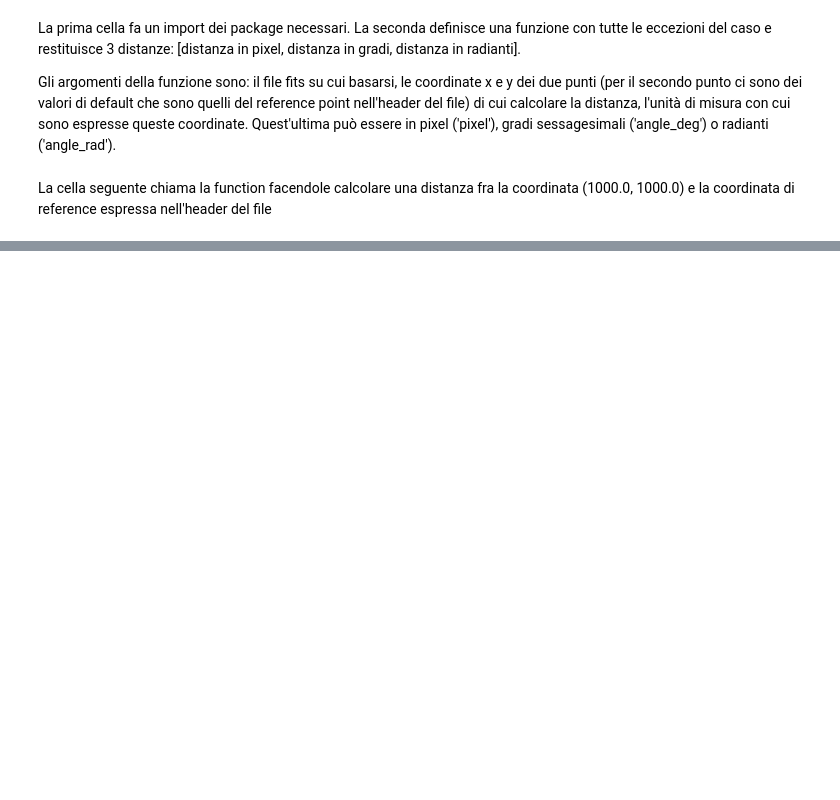
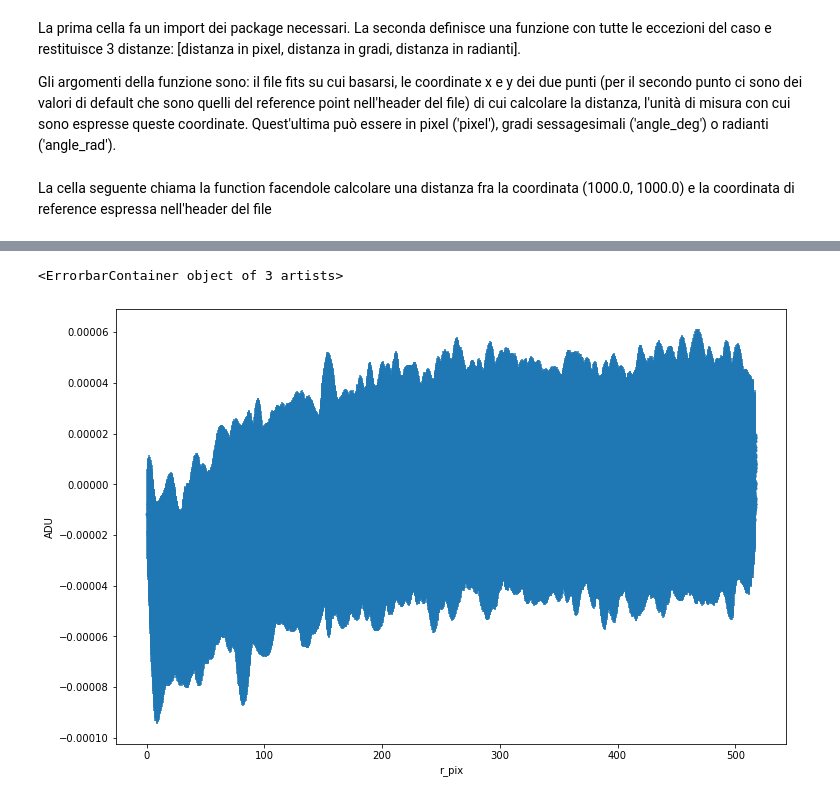
Before and after one commit to ratio999/Progetto_ab_informatiche, a Jupyter notebook: distance_function.ipynb, the cells around one changed output, grey strips where cells are left out. Cells and saved outputs as stored; diff of their text form; code cells hidden in the pictures; blank space fills up the shorter version.

```diff
--- a/distance_function.ipynb
+++ b/distance_function.ipynb
@@ -37,7 +37,7 @@ def distance_calc(fil, x_1 , y_1 , x_0=-9999999.9 , y_0=-9999999.9 , scale='pixe
                     dist=[np.nan , np.nan , np.nan]
             else:
                 print("Given point's coordinates are out of range. ")
-                dist==[np.nan , np.nan , np.nan]
+                dist=[np.nan , np.nan , np.nan]
         elif scale=='angle_deg':
             if (x_0 , y_0)==(-9999999.9 , -9999999.9):
                 x_0 = hdr['CRVAL1']
@@ -55,15 +55,15 @@ def distance_calc(fil, x_1 , y_1 , x_0=-9999999.9 , y_0=-9999999.9 , scale='pixe
                     print("Centre coordinates are out of range. ")
                     dist=[np.nan , np.nan , np.nan]
             else:
-                print("Given point's coordinates are aout of range. ")
-                dist==[np.nan , np.nan , np.nan]
+                print("Given point's coordinates are out of range. ")
+                dist=[np.nan , np.nan , np.nan]
         elif scale=='angle_rad':
             if (x_0 , y_0)==(-9999999.9 , -9999999.9):
                 x_0 = hdr['CRVAL1']*np.pi/180.0
                 x_0 = hdr['CRVAL2']*np.pi/180.0
 
-            if x_1 in range (float(hdr['CRVAL1'])*np.pi/180.0 - float(hdr['CRPIX1'])*float(hdr['CDELT1'])*np.pi/180.0 , float(hdr['CRVAL1'])*np.pi/180.0 + (float(hdr['NAXIS1']) - float(hdr['CRPIX1']))*float(hdr['CDELT1'])*np.pi/180.0) and y_1 in np.arange (float(hdr['CRVAL2'])*np.pi/180.0 - float(hdr['CRPIX2'])*float(hdr['CDELT2'])*np.pi/180.0 , float(hdr['CRVAL2'])*np.pi/180.0 + (float(hdr['NAXIS2']) - float(hdr['CRPIX2']))*float(hdr['CDELT2'])*np.pi/180.0):
-                if x_0 in range (float(hdr['CRVAL1'])*np.pi/180.0 - float(hdr['CRPIX1'])*float(hdr['CDELT1'])*np.pi/180.0 , float(hdr['CRVAL1'])*np.pi/180.0 + (float(hdr['NAXIS1']) - float(hdr['CRPIX1']))*float(hdr['CDELT1'])*np.pi/180.0) and y_0 in np.arange (float(hdr['CRVAL2'])*np.pi/180.0 - float(hdr['CRPIX2'])*float(hdr['CDELT2'])*np.pi/180.0 , float(hdr['CRVAL2'])*np.pi/180.0 + (float(hdr['NAXIS2']) - float(hdr['CRPIX2']))*float(hdr['CDELT2'])*np.pi/180.0):
+            if x_1 in np.arange (float(hdr['CRVAL1'])*np.pi/180.0 - float(hdr['CRPIX1'])*float(hdr['CDELT1'])*np.pi/180.0 , float(hdr['CRVAL1'])*np.pi/180.0 + (float(hdr['NAXIS1']) - float(hdr['CRPIX1']))*float(hdr['CDELT1'])*np.pi/180.0) and y_1 in np.arange (float(hdr['CRVAL2'])*np.pi/180.0 - float(hdr['CRPIX2'])*float(hdr['CDELT2'])*np.pi/180.0 , float(hdr['CRVAL2'])*np.pi/180.0 + (float(hdr['NAXIS2']) - float(hdr['CRPIX2']))*float(hdr['CDELT2'])*np.pi/180.0):
+                if x_0 in np.arange (float(hdr['CRVAL1'])*np.pi/180.0 - float(hdr['CRPIX1'])*float(hdr['CDELT1'])*np.pi/180.0 , float(hdr['CRVAL1'])*np.pi/180.0 + (float(hdr['NAXIS1']) - float(hdr['CRPIX1']))*float(hdr['CDELT1'])*np.pi/180.0) and y_0 in np.arange (float(hdr['CRVAL2'])*np.pi/180.0 - float(hdr['CRPIX2'])*float(hdr['CDELT2'])*np.pi/180.0 , float(hdr['CRVAL2'])*np.pi/180.0 + (float(hdr['NAXIS2']) - float(hdr['CRPIX2']))*float(hdr['CDELT2'])*np.pi/180.0):
                     dist_x = float(x_1) - float(x_0)
                     dist_y = float(y_1) - float(y_0)
                     dist_rad = np.sqrt((1.0*dist_x)**2 + (1.0*dist_y)**2)
@@ -74,8 +74,8 @@ def distance_calc(fil, x_1 , y_1 , x_0=-9999999.9 , y_0=-9999999.9 , scale='pixe
                     print("Centre coordinates are out of range. ")
                     dist=[np.nan , np.nan , np.nan]
             else:
-                print("Given point's coordinates are aout of range. ")
-                dist==[np.nan , np.nan , np.nan]
+                print("Given point's coordinates are out of range. ")
+                dist=[np.nan , np.nan , np.nan]
 
 
 
@@ -85,7 +85,7 @@ def distance_calc(fil, x_1 , y_1 , x_0=-9999999.9 , y_0=-9999999.9 , scale='pixe
         print('Can not work with those units. ')
         print('**'*20)
         print('Scale can be "pixel" (default), "angle_deg" or "angle_rad". ')
-        dist=np.nan
+        dist=[np.nan, np.nan, np.nan]
     return dist
 # %% [markdown]
 La cella seguente chiama la function facendole calcolare una distanza fra la coordinata (1000.0, 1000.0) e la coordinata di reference espressa nell'header del file
@@ -95,0 +207,2 @@ distance_calc('SPT-CL_J2344-4243_band3_combined.dat.im.image.fits' , 1000.0 , 10
+# %%
+r=r_finder('SPT-CL_J2344-4243_band3_combined.dat.im.image.fits')
@@ -95,0 +279,29 @@ distance_calc('SPT-CL_J2344-4243_band3_combined.dat.im.image.fits' , 1000.0 , 10
+# %%
+data_n=fits.open('SPT-CL_J2344-4243_band3_combined.dat.im.image.fits')[0].data
+
+y=[]
+err=[]
+x_pix=[]
+x_deg=[]
+x_rad=[]
+
+for i in range(0, 2048):
+    for j in range(0, 2048):
+        if not np.isnan(data_n[i][j]):
+
+            err.append(np.sqrt(3*(noise_var + (noise_var/noise_size))))
+            y.append(data_n[i][j]-noise_m)
+            x_pix.append(r[0][i][j])
+            x_deg.append(r[1][i][j])
+            x_rad.append(r[2][i][j])
+
+y=np.array(y)
+x_pix=np.array(x_pix)
+x_deg=np.array(x_deg)
+x_rad=np.array(x_rad)
+# %%
+setup_plot((12,8), 'r_pix', 'ADU')
+plt.errorbar(x_pix , y , err, fmt='.')
+# %% [output]
+<ErrorbarContainer object of 3 artists>
+[figure, added]
```
Also changed, not shown: parts of 10 cells of this notebook, 2 other files.
